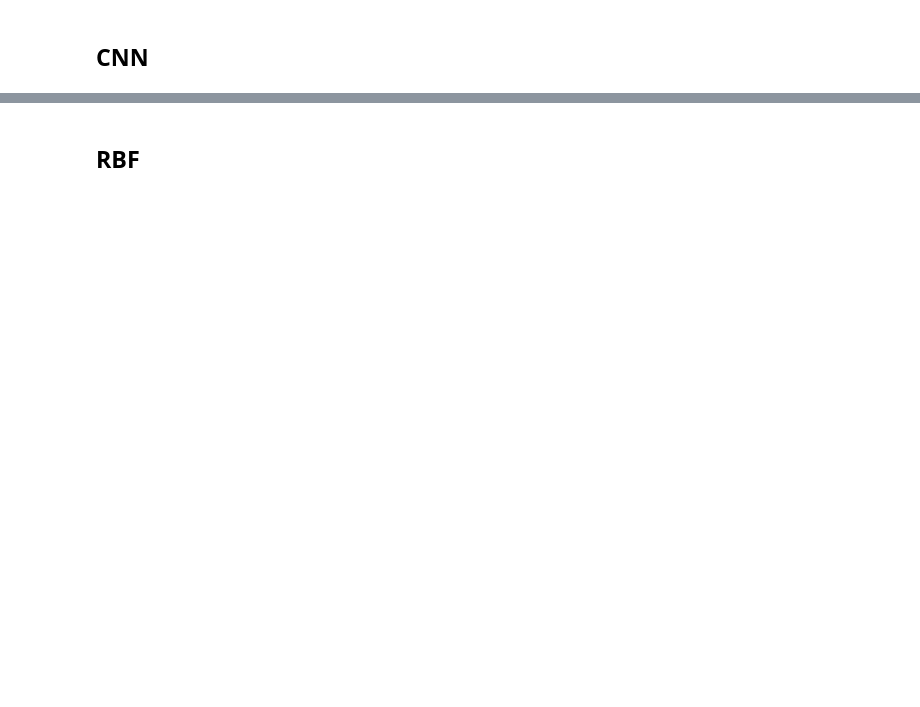
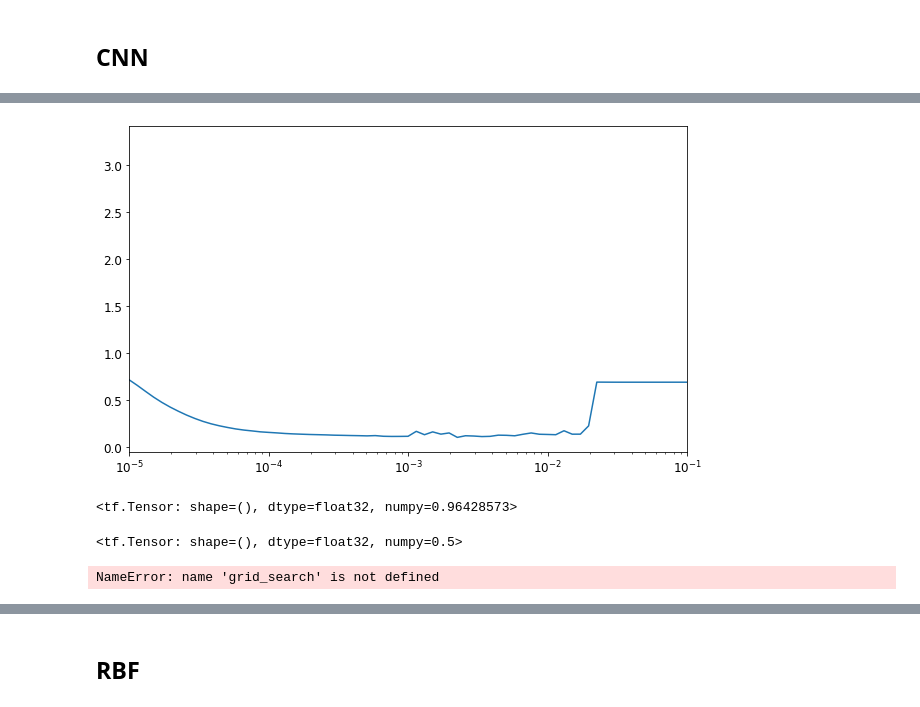
Before and after one commit to francescogiordano94/vacuum_gauge, a Jupyter notebook: VacuumGauge_main.ipynb, the cells around one changed output, grey strips where cells are left out. Cells and saved outputs as stored; diff of their text form; code cells hidden in the pictures; blank space fills up the shorter version.

```diff
--- a/VacuumGauge_main.ipynb
+++ b/VacuumGauge_main.ipynb
@@ -393,2 +463,10 @@ Trainable params: 2,250,516
 Non-trainable params: 0
 _________________________________________________________________
+# %%
+epochs = 500
+run_log_dir = get_run_logdir('cnn')
+tensorboard_cb = keras.callbacks.TensorBoard(run_log_dir)
+history = model.fit(X_train, y_train,
+                    epochs=epochs, verbose=1, batch_size=32,
+                    validation_data=(X_test, y_test),
+                    callbacks=[tensorboard_cb])
@@ -394,0 +491,21 @@ _________________________________________________________________
+# %%
+#early_stopping_cb = keras.callbacks.EarlyStopping(patience=5, restore_best_weights=True)
+def exponential_decay(lr0, s):
+    def exponential_decay_fn(epoch):
+        return lr0 * 0.1**(epoch/s)
+    return exponential_decay_fn
+
+exponential_decay_fn = exponential_decay(lr0=1e-5, s=-17)
+epochs = 500
+run_log_dir = get_run_logdir('cnn')
+tensorboard_cb = keras.callbacks.TensorBoard(run_log_dir)
+
+lr = [exponential_decay_fn(epoch) for epoch in range(100)]
+lr_scheduler = keras.callbacks.LearningRateScheduler(exponential_decay_fn)
+epochs = 100
+class_weight = {0: 1.,
+                1: 1.}
+history = model.fit(X_train, y_train,
+                    epochs=epochs, verbose=1, class_weight=class_weight,
+                    validation_data=(X_test, y_test),
+                    callbacks= [lr_scheduler, tensorboard_cb])
@@ -395,10 +530,35 @@ _________________________________________________________________
+# %%
+plt.figure(figsize=(10,6))
+plt.plot(lr, history.history['val_loss'])
+plt.xlim(1e-5, 1e-1)
+plt.xscale('log')
+plt.show()
+# %% [output]
+[figure, added]
+# %%
+y_true = y_test
+y_pred = model.predict_classes(X_test)
+m = keras.metrics.Recall()
+m.update_state(y_true, y_pred)
+m.result()
+# %% [output]
+<tf.Tensor: shape=(), dtype=float32, numpy=0.96428573>
+# %%
+a = [0, 0, 1.2, 0.8]
+b = [1, 1, 1, 1]
+keras.metrics.Accuracy()(tf.round(a),tf.round(b))
+# %% [output]
+<tf.Tensor: shape=(), dtype=float32, numpy=0.5>
 # %%
 from sklearn.metrics import accuracy_score, precision_score, recall_score
-y_pred = model.predict(X_test)
-y_pred = np.round(y_pred)
+y_pred = grid_search.best_estimator_.predict(X_test)
+
+# y_pred = np.round(y_pred)
 print(accuracy_score(y_test, y_pred))
 print(recall_score(y_test, y_pred))
 print(precision_score(y_test, y_pred))
+# %% [output]
+NameError: name 'grid_search' is not defined
 # %%
 cnn_clf = keras.wrappers.scikit_learn.KerasClassifier(build_CNN)
 
```
Also changed, not shown: parts of 50 cells of this notebook.
